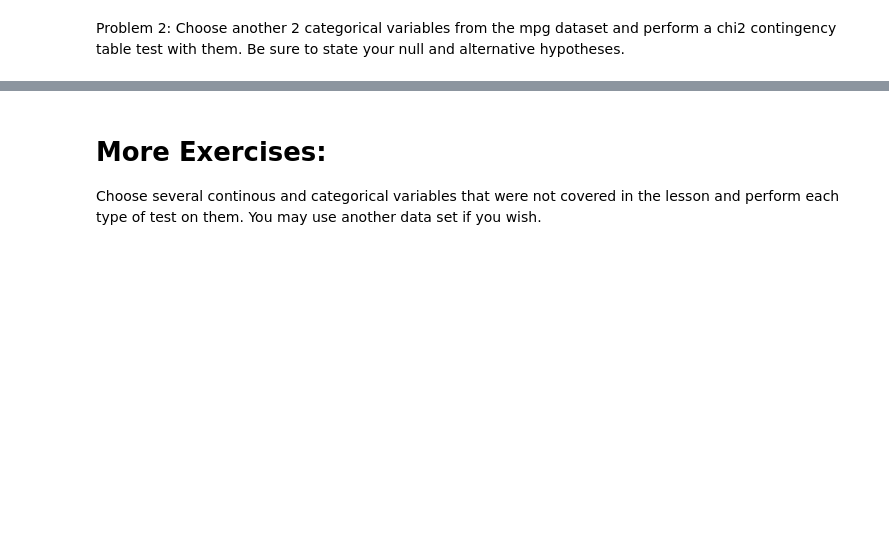
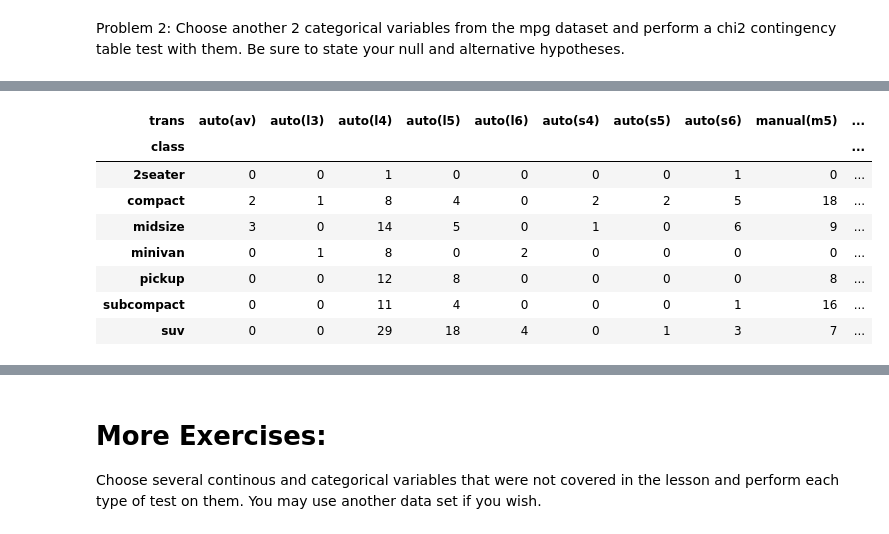
Before and after one commit to mwboiss/statistics-exercises, a Jupyter notebook: hypothesis_testing.ipynb, the cells around one changed output, grey strips where cells are left out. Saved outputs shown, nothing was run; the diff lists cells and outputs as text; code cells hidden in the pictures; blank space fills up the shorter version.

```diff
--- a/hypothesis_testing.ipynb
+++ b/hypothesis_testing.ipynb
@@ -419,0 +501,3 @@ Is an employee's gender independent of whether an employee works in sales or mar
+# %%
+mpg = data('mpg')
+mpg.head()
@@ -419,0 +539,13 @@ Is an employee's gender independent of whether an employee works in sales or mar
+# %%
+observed = pd.crosstab(mpg['class'],mpg.trans)
+observed
+# %% [output]
+| trans | auto(av) | auto(l3) | auto(l4) | auto(l5) | auto(l6) | auto(s4) | auto(s5) | auto(s6) | manual(m5) | ... |
+| class |  |  |  |  |  |  |  |  |  | ... |
+| 2seater | 0 | 0 | 1 | 0 | 0 | 0 | 0 | 1 | 0 | ... |
+| compact | 2 | 1 | 8 | 4 | 0 | 2 | 2 | 5 | 18 | ... |
+| midsize | 3 | 0 | 14 | 5 | 0 | 1 | 0 | 6 | 9 | ... |
+| minivan | 0 | 1 | 8 | 0 | 2 | 0 | 0 | 0 | 0 | ... |
+| pickup | 0 | 0 | 12 | 8 | 0 | 0 | 0 | 0 | 8 | ... |
+| subcompact | 0 | 0 | 11 | 4 | 0 | 0 | 0 | 1 | 16 | ... |
+| suv | 0 | 0 | 29 | 18 | 4 | 0 | 1 | 3 | 7 | ... |
```
Also changed, not shown: parts of 45 cells of this notebook, 1 other file.
